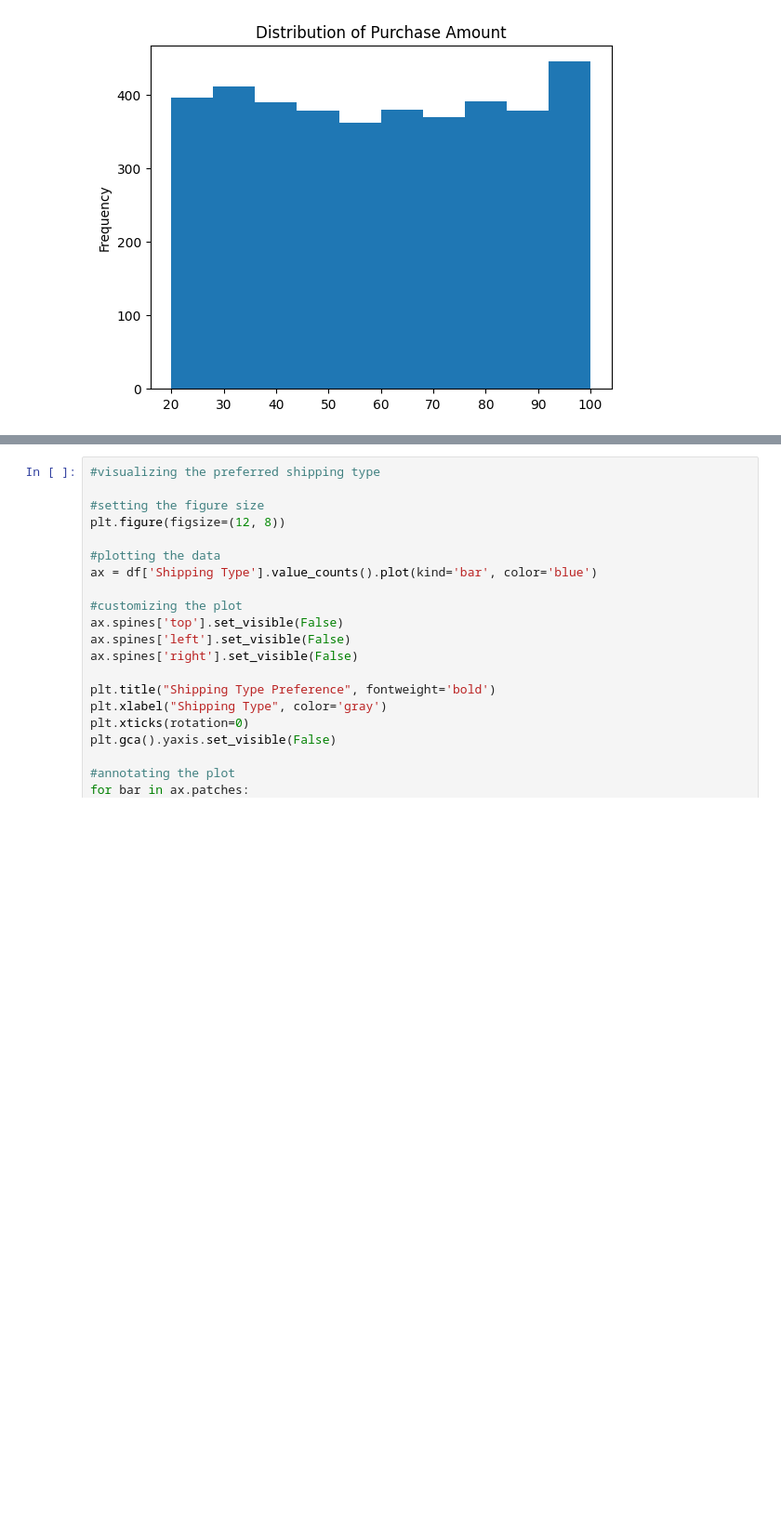
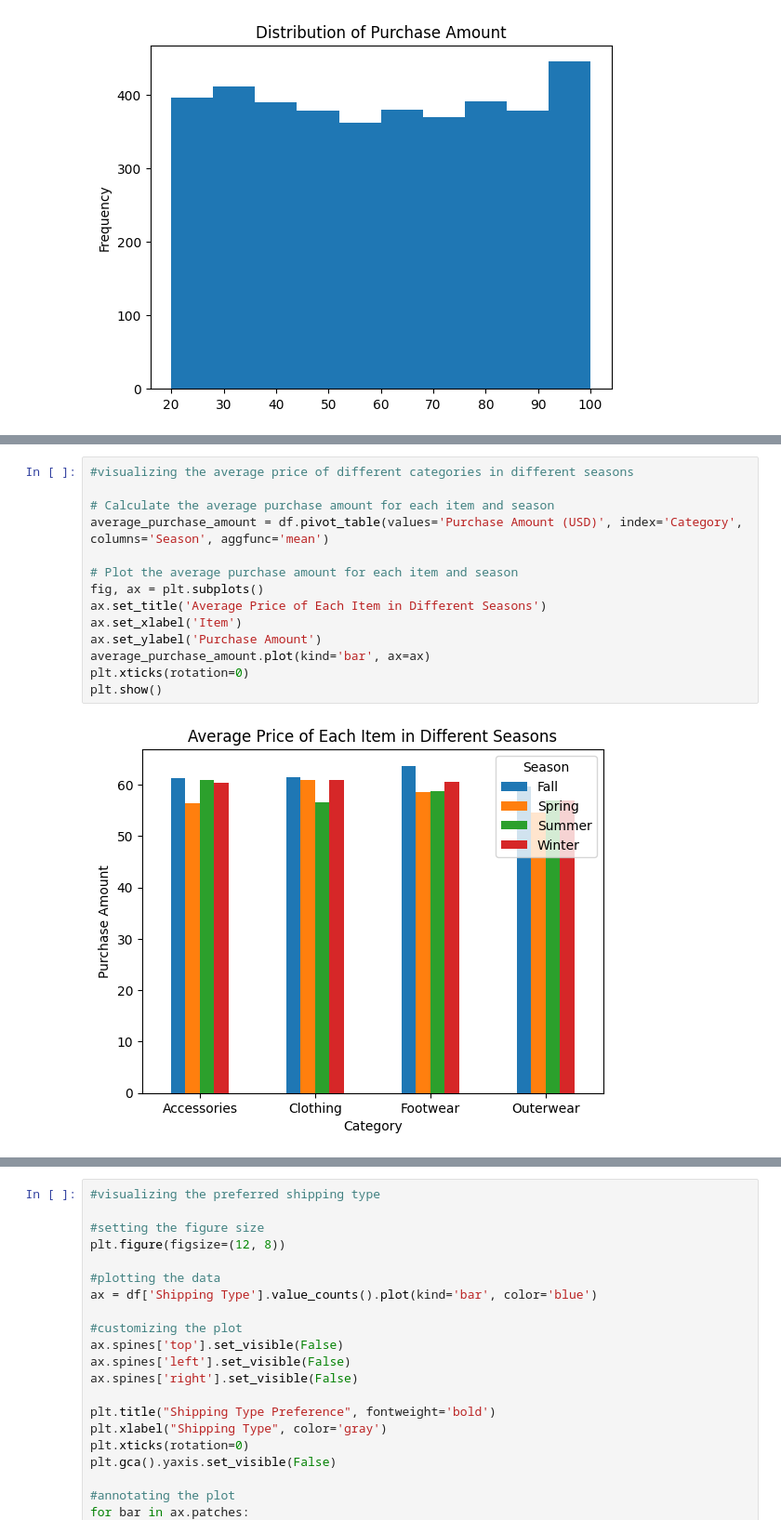
Before and after one commit to Murega14/customer_shopping_trends, a Jupyter notebook: index.ipynb, the cells around one changed output, grey strips where cells are left out. Shown: that part at 93% size. Cells and saved outputs as stored; diff of their text form; blank space fills up the shorter version.

```diff
--- a/index.ipynb
+++ b/index.ipynb
@@ -225,3 +231,19 @@ plt.show()
+# %%
+#visualizing the average price of different categories in different seasons
+
+# Calculate the average purchase amount for each item and season
+average_purchase_amount = df.pivot_table(values='Purchase Amount (USD)', index='Category', columns='Season', aggfunc='mean')
+
+# Plot the average purchase amount for each item and season
+fig, ax = plt.subplots()
+ax.set_title('Average Price of Each Item in Different Seasons')
+ax.set_xlabel('Item')
+ax.set_ylabel('Purchase Amount')
+average_purchase_amount.plot(kind='bar', ax=ax)
+plt.xticks(rotation=0)
+plt.show()
+# %% [output]
+[figure, added]
 # %%
 #visualizing the preference of Payment Method
 
```
Also changed, not shown: parts of 3 cells of this notebook.
